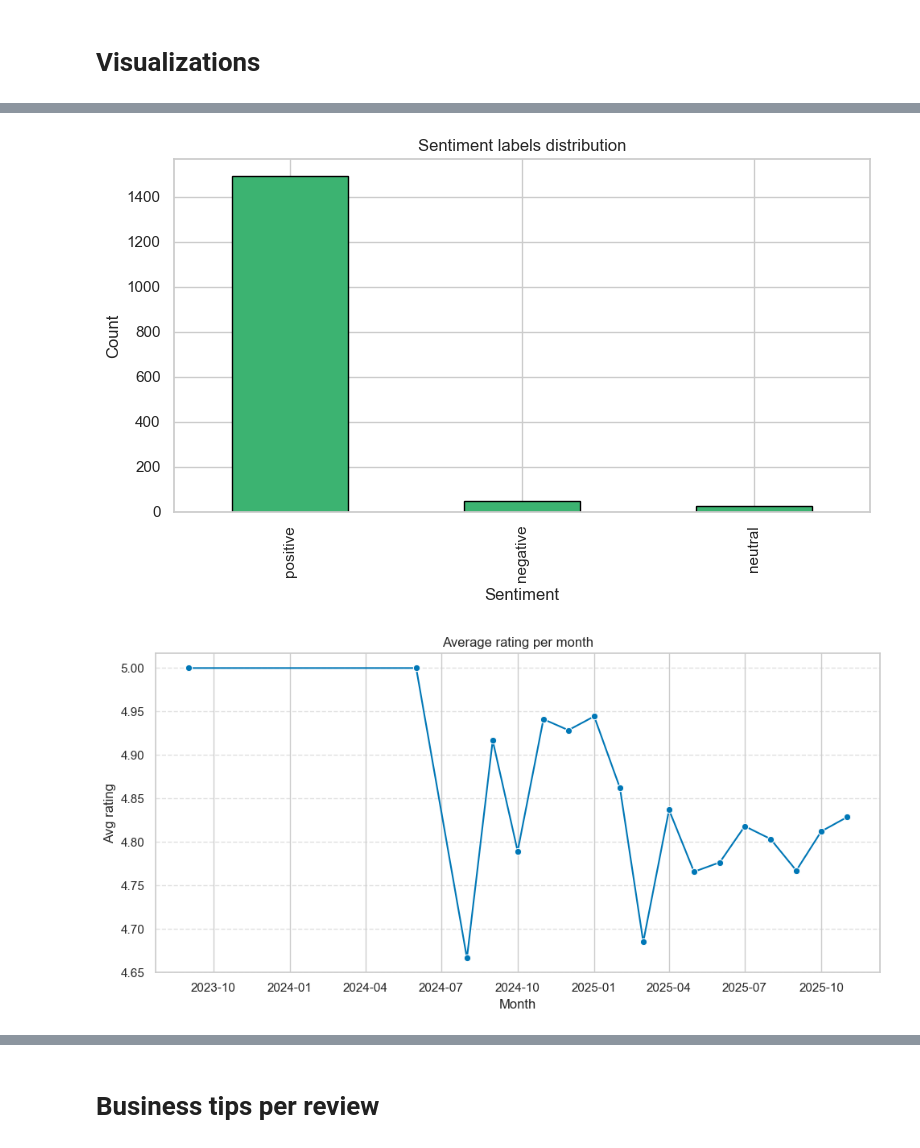
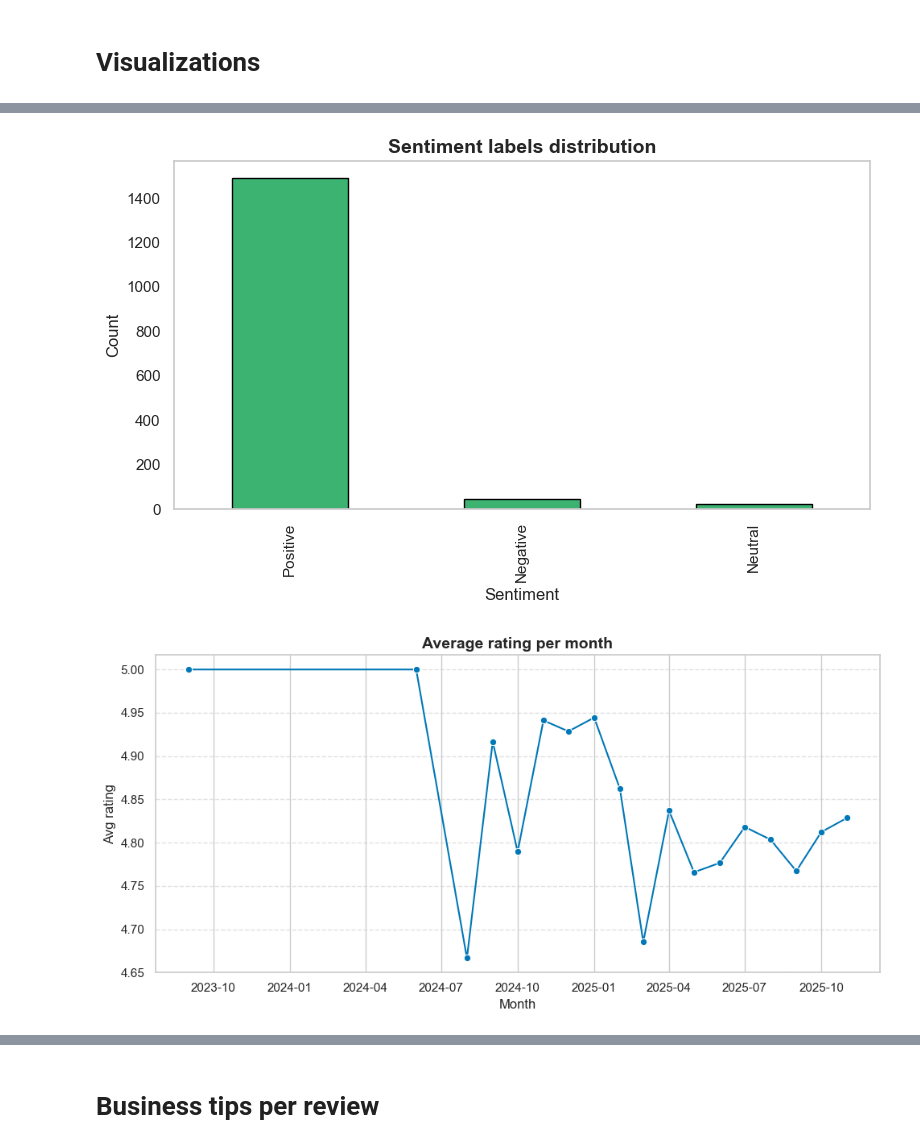
Before and after one commit to Gowthamr1225/Google_reviews-analyzing, a Jupyter notebook: BUSINESS REPUTATION & INSIGHTS ANALYZER.ipynb, the cells around one changed output, grey strips where cells are left out. Drawn from its saved outputs; the diff is of its cells as text; code cells hidden in the pictures.

```diff
--- a/BUSINESS REPUTATION & INSIGHTS ANALYZER.ipynb
+++ b/BUSINESS REPUTATION & INSIGHTS ANALYZER.ipynb
@@ -234,12 +247,12 @@ df.head()
 Convert types and drop bad rows
 # %%
 # Type conversions
-df["text"]   = df["text"].astype(str)
-df["rating"] = pd.to_numeric(df.get("rating"), errors="coerce")
-df["date"]   = pd.to_datetime(df.get("date"), errors="coerce", utc=True)
+df["Text"]   = df["Text"].astype(str)
+df["Rating"] = pd.to_numeric(df.get("Rating"), errors="coerce")
+df["Date"]   = pd.to_datetime(df.get("Date"), errors="coerce", utc=True)
 
 # Drop rows with no text or invalid rating
-df = df.dropna(subset=["text", "rating"]).reset_index(drop=True)
+df = df.dropna(subset=["Text", "Rating"]).reset_index(drop=True)
 print("After cleaning base fields:", df.shape)
 df.head(3)
 # %% [output]
@@ -266,12 +279,12 @@ def clean_text(s):
     tokens = [w for w in s.split() if w and w not in stop_words]
     return " ".join(tokens)
 
-df["clean_text"]   = df["text"].apply(clean_text)
+df["clean_text"]   = df["Text"].apply(clean_text)
 df["word_count"]   = df["clean_text"].apply(lambda x: len(x.split()))
 df["char_count"]   = df["clean_text"].apply(len)
 df["avg_word_len"] = df["clean_text"].apply(lambda x: (sum(len(w) for w in x.split())/len(x.split())) if x.split() else 0)
 
-df[["text","clean_text","word_count","rating"]].head(5)
+df[["Text","clean_text","word_count","Rating","char_count","avg_word_len"]].head(5)
 # %% [output]
 [nltk_data] Downloading package stopwords to
 [nltk_data]     C:\Users\Gowth\AppData\Roaming\nltk_data...
@@ -289,9 +302,9 @@ from nltk.sentiment.vader import SentimentIntensityAnalyzer
 nltk.download("vader_lexicon")
 sid = SentimentIntensityAnalyzer()
 
-df["sentiment_score"] = df["clean_text"].apply(lambda x: sid.polarity_scores(x)["compound"])
-df["sentiment_label"] = df["sentiment_score"].apply(
-    lambda s: "positive" if s > 0.05 else ("negative" if s < -0.05 else "neutral")
+df["Sentiment_score"] = df["clean_text"].apply(lambda x: sid.polarity_scores(x)["compound"])
+df["Sentiment_label"] = df["Sentiment_score"].apply(
+    lambda s: "Positive" if s > 0.05 else ("Negative" if s < -0.05 else "Neutral")
 )
 
 def sentiment_emoji(score):
@@ -301,8 +314,8 @@ def sentiment_emoji(score):
     if score < -0.05: return "😕"
     return "😐"
 
-df["sentiment_emoji"] = df["sentiment_score"].apply(sentiment_emoji)
-df[["text","rating","sentiment_label","sentiment_score","sentiment_emoji"]].head(5)
+df["Sentiment_emoji"] = df["Sentiment_score"].apply(sentiment_emoji)
+df[["Text","Rating","Sentiment_label","Sentiment_score","Sentiment_emoji"]].head(5)
 # %% [output]
 [nltk_data] Downloading package vader_lexicon to
 [nltk_data]     C:\Users\Gowth\AppData\Roaming\nltk_data...
@@ -359,31 +374,32 @@ plt.show()
 # %%
 # Sentiment labels
 plt.figure(figsize=(8,5))
-df["sentiment_label"].value_counts().plot(kind="bar", color="mediumseagreen", edgecolor="black")
-plt.title("Sentiment labels distribution")
+df["Sentiment_label"].value_counts().plot(kind="bar", color="mediumseagreen", edgecolor="black")
+plt.title("Sentiment labels distribution", fontsize=14, fontweight='bold')
 plt.xlabel("Sentiment")
 plt.ylabel("Count")
 plt.tight_layout()
+plt.grid(False)
 plt.show()
 # %% [output]
-[figure, old version]
+[figure, new version]
 # %%
 # Monthly average rating (if date is available)
-if "date" in df.columns and df["date"].notna().any():
-    temp = df.dropna(subset=["date"]).copy()
-    temp["month"] = temp["date"].dt.to_period("M").dt.to_timestamp()
-    monthly = temp.groupby("month")["rating"].mean().reset_index()
+if "Date" in df.columns and df["Date"].notna().any():
+    temp = df.dropna(subset=["Date"]).copy()
+    temp["Month"] = temp["Date"].dt.to_period("M").dt.to_timestamp()
+    monthly = temp.groupby("Month")["Rating"].mean().reset_index()
 
     plt.figure(figsize=(10,5))
-    sns.lineplot(data=monthly, x="month", y="rating", marker="o", color="#0077B6")
-    plt.title("Average rating per month")
+    sns.lineplot(data=monthly, x="Month", y="Rating", marker="o", color="#0077B6")
+    plt.title("Average rating per month", fontsize=14, fontweight='bold')
     plt.xlabel("Month")
     plt.ylabel("Avg rating")
     plt.grid(axis="y", linestyle="--", alpha=0.6)
     plt.tight_layout()
     plt.show()
 # %% [output]
-[figure, old version]
+[figure, new version]
 # %%
 # Theme frequency
 from collections import Counter
```
Also changed, not shown: parts of 12 cells of this notebook, 2 other files.
